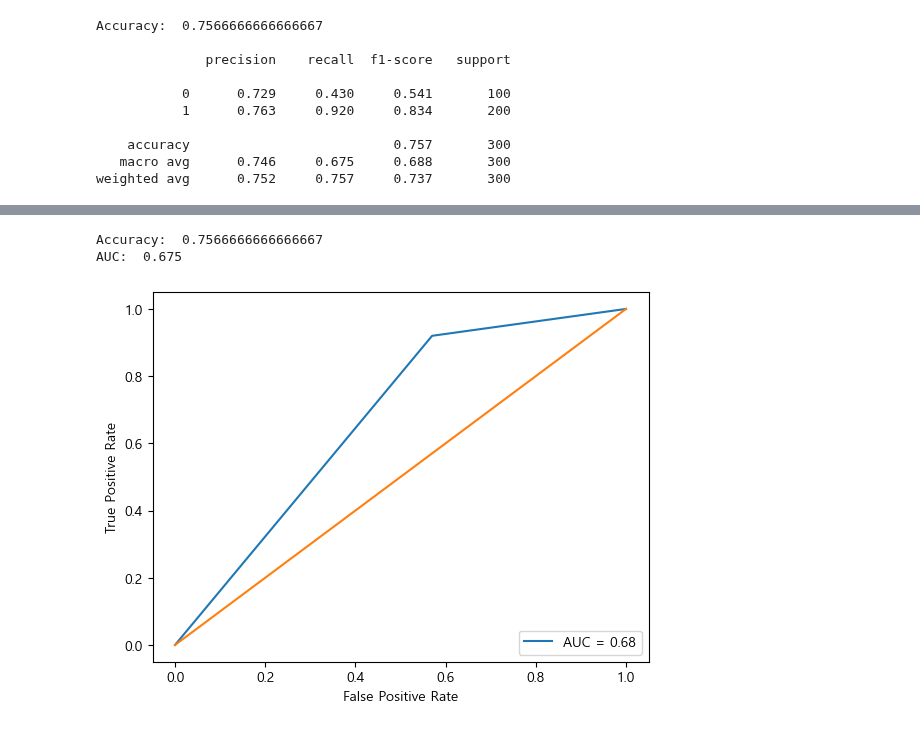
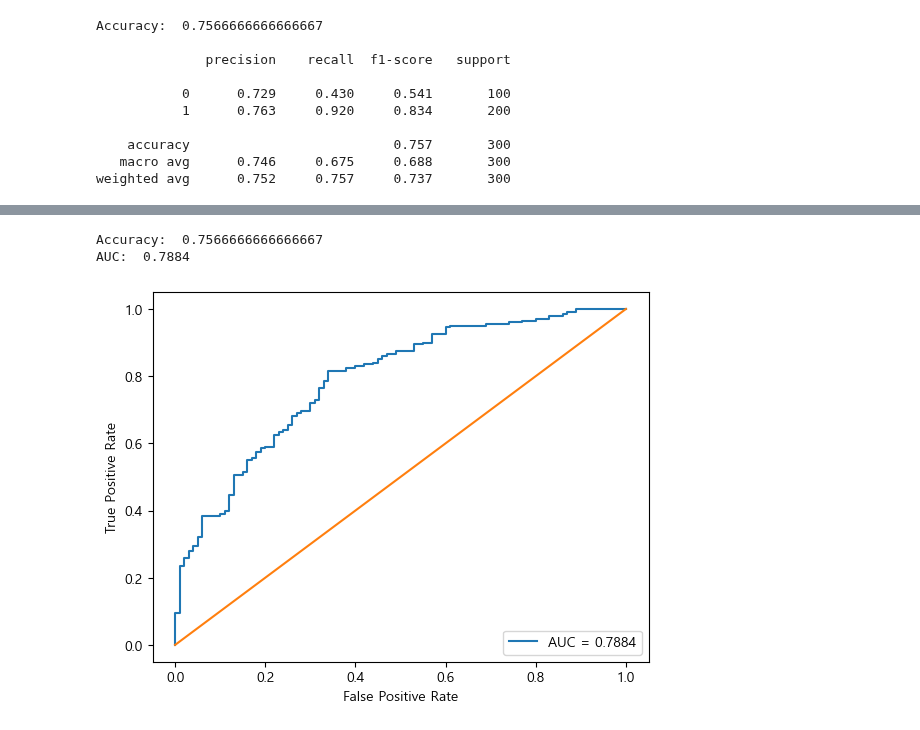
Before and after one commit to anjuiswhat/TIL, a Jupyter notebook: ADP_study/정리본/D_분류_로지스틱 회귀.ipynb, the cells around one changed output, grey strips where cells are left out. Cells and saved outputs as stored; diff of their text form; code cells hidden in the pictures.

```diff
--- a/ADP_study/정리본/D_분류_로지스틱 회귀.ipynb
+++ b/ADP_study/정리본/D_분류_로지스틱 회귀.ipynb
@@ -791,0 +771,15 @@ print()
+# %%
+# 1이 관측될 확률
+y_proba = fit_model.predict_proba(x_test)
+
+# 예측값
+y_pred = fit_model.predict(x_test)
+
+# 결과 데이터프레임 생성
+result = pd.DataFrame()
+result['y_proba'] = y_proba[:,1]
+result['y_pred'] = y_pred
+result['y_test'] = y_test
+
+print(result)
+print()
@@ -860,25 +852,25 @@ weighted avg      0.752     0.757     0.737       300
 # %%
 # Accuracy
 acc = accuracy_score(y_test, y_pred)
 print('Accuracy: ', acc )
 
 # AUC 계산
-auc = roc_auc_score( y_test, y_pred )
+auc = roc_auc_score( y_test, y_proba[:,1] )
 print('AUC: ', auc )
 print()
 
 # ROC curve 출력
-fpr, tpr, thresholds = roc_curve( y_test, y_pred,
+fpr, tpr, thresholds = roc_curve( y_test, y_proba[:,1],
                                   pos_label = 1)
 
 RocCurveDisplay( fpr, tpr).plot()
-plt.legend( labels = ['AUC = %.2f' % auc],
+plt.legend( labels = ['AUC = %.4f' % auc],
             loc = 'lower right')
 
 plt.plot( [0,1], [0,1] )
 plt.show()
 print()
 # %% [output]
 Accuracy:  0.7566666666666667
-AUC:  0.675
+AUC:  0.7884
-[figure, old version]
+[figure, new version]
```
Also changed, not shown: parts of 22 cells of this notebook, 8 other files.
